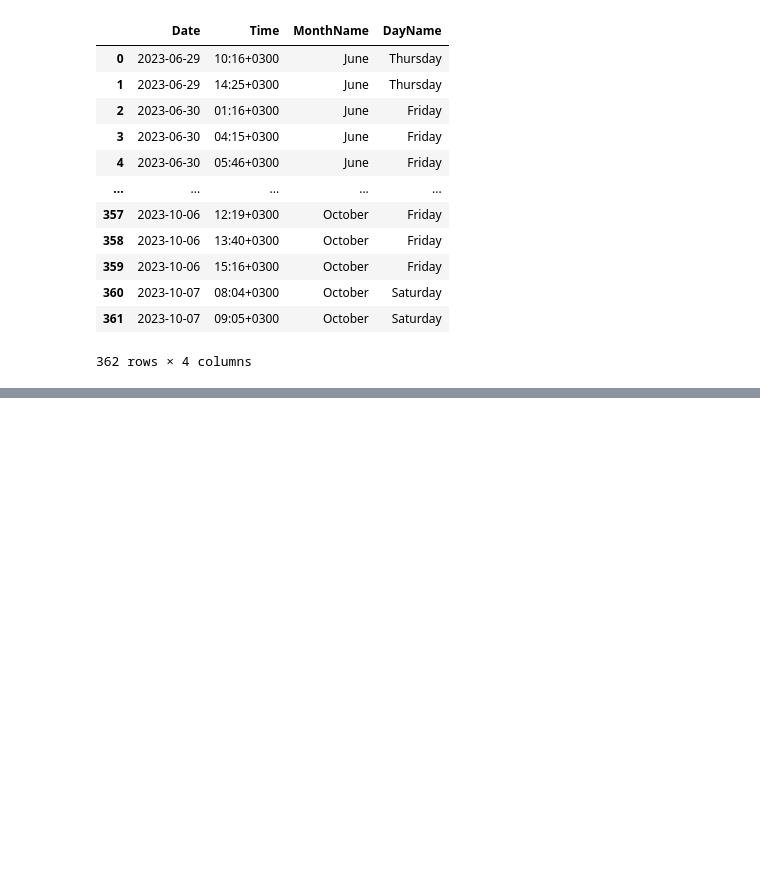
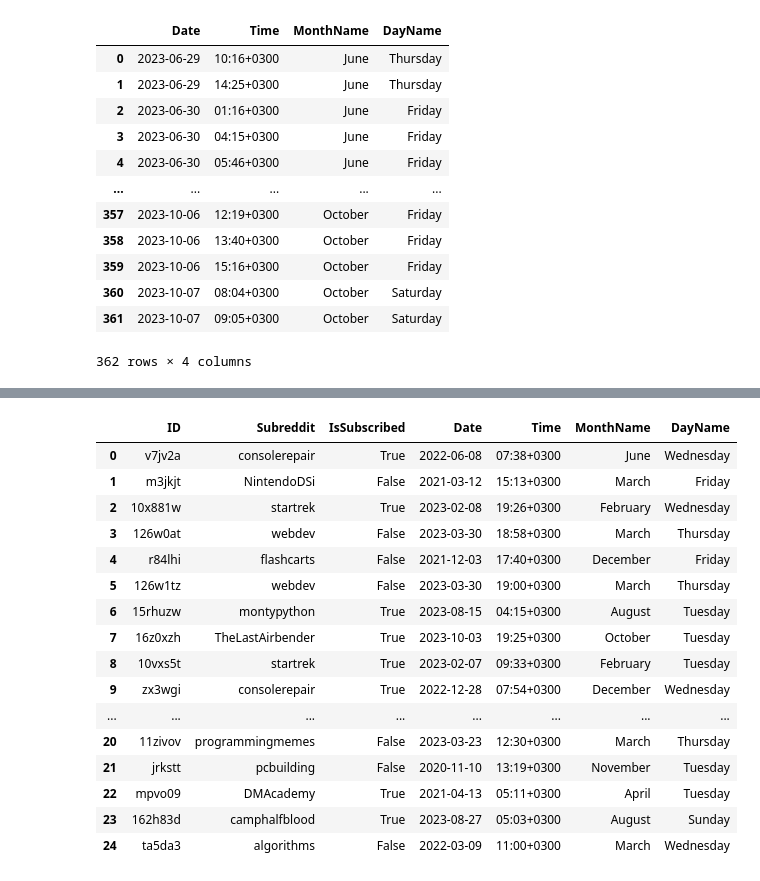
Before and after one commit to firatbatar/my-reddit-data, a Jupyter notebook: reddit_analysis.ipynb, the cells around one changed output, grey strips where cells are left out. Cells and saved outputs as stored; diff of their text form; code cells hidden in the pictures; blank space fills up the shorter version.

```diff
--- a/reddit_analysis.ipynb
+++ b/reddit_analysis.ipynb
@@ -295,0 +298,5 @@ comment_votes_df
+# %%
+# Read the file, rename the vote direction column, drop the ID columns, and reset the indexing
+fname = "post_headers.csv"
+comment_votes_df = pd.read_csv(data_path + fname).rename(columns={"id": "ID", "date": "RawDate", "subreddit": "Subreddit"}).drop(columns=["permalink", "ip", "gildings", "url"])
+comment_votes_df
@@ -295,0 +321,49 @@ comment_votes_df
+# %%
+try:
+    raw_date_col = comment_votes_df["RawDate"]  # Raw Date column
+
+    # Add new columns
+    comment_votes_df[["IsSubscribed", "Date", "Time", "MonthName", "DayName"]] = None
+
+    for idx in range(len(raw_date_col)):
+        raw_date = raw_date_col.iloc[idx].replace(" UTC", "")  # Get the time in UTC time
+
+        # Convert datetime to local time zone
+        local_datetime = datetime.fromisoformat(raw_date).astimezone()
+        datetime_dict = raw_date_to_datetime(local_datetime)
+
+        # Check if subscribed
+        datetime_dict["IsSubscribed"] = is_subscribed_to(comment_votes_df.loc[idx, "Subreddit"], subreddits_df)
+
+        # Add the ald raw date data to new dict
+        datetime_dict["RawDate"] = raw_date + " UTC"
+        datetime_dict["ID"] = comment_votes_df.loc[idx, "ID"]
+        datetime_dict["Subreddit"] = comment_votes_df.loc[idx, "Subreddit"]
+
+
+        comment_votes_df.iloc[idx] = datetime_dict  # Insert the new row
+
+    comment_votes_df = comment_votes_df.drop(columns="RawDate")
+except KeyError:
+    pass
+
+comment_votes_df["Date"] = pd.to_datetime(comment_votes_df["Date"], format="%d-%m-%Y")
+comment_votes_df
+# %% [output]
+|  | ID | Subreddit | IsSubscribed | Date | Time | MonthName | DayName |
+| 0 | v7jv2a | consolerepair | True | 2022-06-08 | 07:38+0300 | June | Wednesday |
+| 1 | m3jkjt | NintendoDSi | False | 2021-03-12 | 15:13+0300 | March | Friday |
+| 2 | 10x881w | startrek | True | 2023-02-08 | 19:26+0300 | February | Wednesday |
+| 3 | 126w0at | webdev | False | 2023-03-30 | 18:58+0300 | March | Thursday |
+| 4 | r84lhi | flashcarts | False | 2021-12-03 | 17:40+0300 | December | Friday |
+| 5 | 126w1tz | webdev | False | 2023-03-30 | 19:00+0300 | March | Thursday |
+| 6 | 15rhuzw | montypython | True | 2023-08-15 | 04:15+0300 | August | Tuesday |
+| 7 | 16z0xzh | TheLastAirbender | True | 2023-10-03 | 19:25+0300 | October | Tuesday |
+| 8 | 10vxs5t | startrek | True | 2023-02-07 | 09:33+0300 | February | Tuesday |
+| 9 | zx3wgi | consolerepair | True | 2022-12-28 | 07:54+0300 | December | Wednesday |
+| ... | ... | ... | ... | ... | ... | ... | ... |
+| 20 | 11zivov | programmingmemes | False | 2023-03-23 | 12:30+0300 | March | Thursday |
+| 21 | jrkstt | pcbuilding | False | 2020-11-10 | 13:19+0300 | November | Tuesday |
+| 22 | mpvo09 | DMAcademy | True | 2021-04-13 | 05:11+0300 | April | Tuesday |
+| 23 | 162h83d | camphalfblood | True | 2023-08-27 | 05:03+0300 | August | Sunday |
+| 24 | ta5da3 | algorithms | False | 2022-03-09 | 11:00+0300 | March | Wednesday |
```
Also changed, not shown: parts of 14 cells of this notebook.
